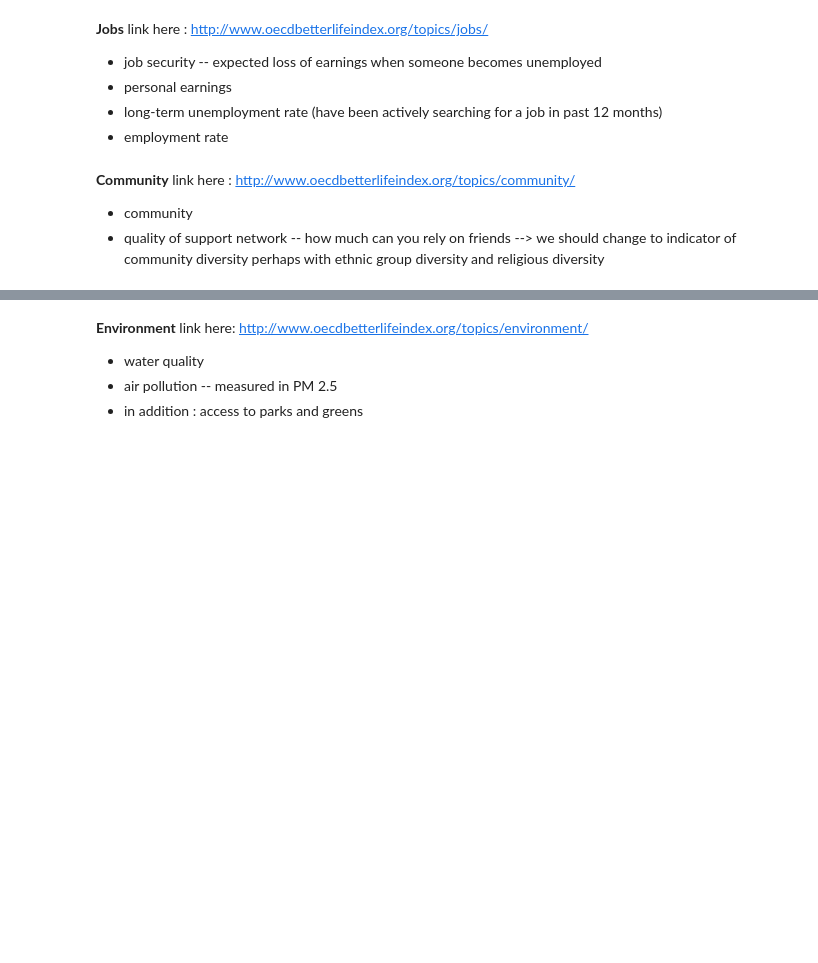
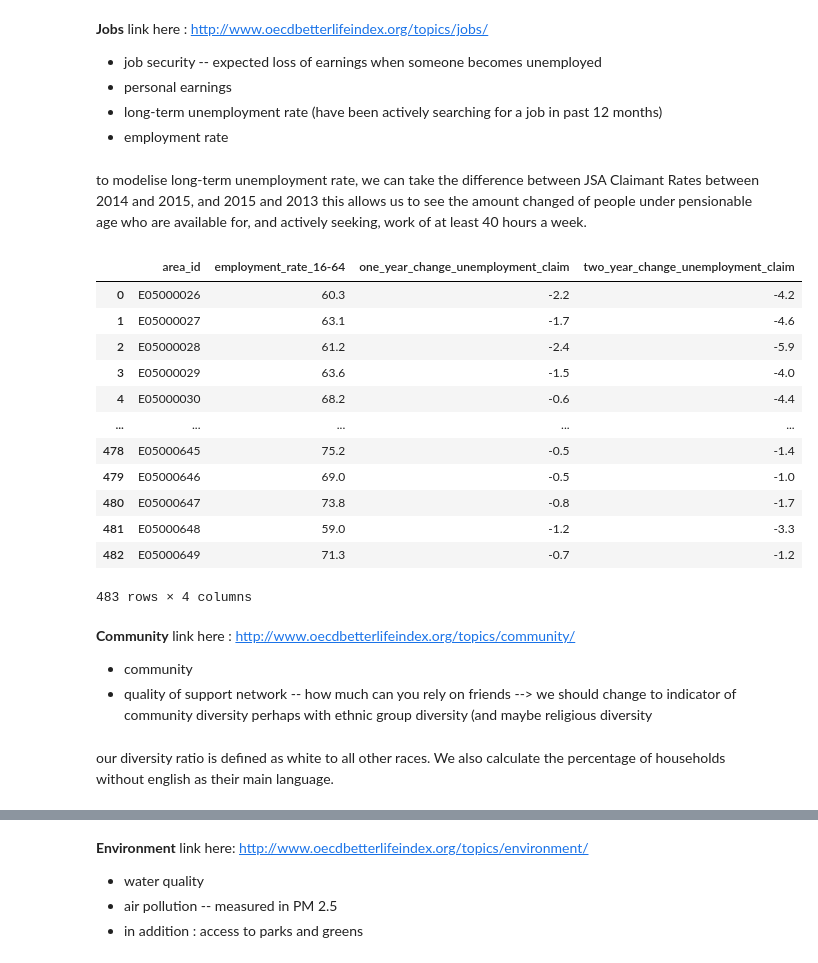
Before and after one commit to epfl-ada/ada-2020-project-milestone-p3-p3_datasurferz, a Jupyter notebook: p4.ipynb, the cells around one changed output, grey strips where cells are left out. Cells and saved outputs as stored; diff of their text form; code cells hidden in the pictures; blank space fills up the shorter version.

```diff
--- a/p4.ipynb
+++ b/p4.ipynb
@@ -150,5 +171,38 @@ link here : http://www.oecdbetterlifeindex.org/topics/jobs/
+# %%
+#code here
+column_names = ['area_id', "Employment rate (16-64) 2011", "JSA Claimant Rate 2013", "JSA Claimant Rate 2014",
+               "JSA Claimant Rate 2015"]
+jobs = pd.DataFrame(data=master_data["property"],columns=column_names)
+
+jobs = jobs.merge(ward_tesco, on='area_id', how='inner')
+jobs = jobs[column_names]
+jobs.rename(columns= {"Employment rate (16-64) 2011":"employment_rate_16-64"}, inplace=True)
+# %% [markdown]
+to modelise long-term unemployment rate, we can take the difference between JSA Claimant Rates between 2014 and 2015, and 2015 and 2013 this allows us to see the amount changed of people under pensionable age who are available for, and actively seeking, work of at least 40 hours a week.
+# %%
+jobs = jobs.assign(one_year_change_unemployment_claim = jobs[column_names[4]]-jobs[column_names[3]])
+jobs = jobs.assign(two_year_change_unemployment_claim = jobs[column_names[4]]-jobs[column_names[2]])
+# %%
+#keep only the needed columns :
+jobs.drop(labels=[column_names[2],column_names[3], column_names[4]],axis=1, inplace=True)
+# %%
+jobs
+# %% [output]
+|  | area_id | employment_rate_16-64 | one_year_change_unemployment_claim | two_year_change_unemployment_claim |
+| 0 | E05000026 | 60.3 | -2.2 | -4.2 |
+| 1 | E05000027 | 63.1 | -1.7 | -4.6 |
+| 2 | E05000028 | 61.2 | -2.4 | -5.9 |
+| 3 | E05000029 | 63.6 | -1.5 | -4.0 |
+| 4 | E05000030 | 68.2 | -0.6 | -4.4 |
+| ... | ... | ... | ... | ... |
+| 478 | E05000645 | 75.2 | -0.5 | -1.4 |
+| 479 | E05000646 | 69.0 | -0.5 | -1.0 |
+| 480 | E05000647 | 73.8 | -0.8 | -1.7 |
+| 481 | E05000648 | 59.0 | -1.2 | -3.3 |
+| 482 | E05000649 | 71.3 | -0.7 | -1.2 |
+483 rows × 4 columns
 # %% [markdown]
 **Community**
 link here : http://www.oecdbetterlifeindex.org/topics/community/
 * community
-* quality of support network -- how much can you rely on friends --> we should change to indicator of community diversity perhaps with ethnic group diversity and religious diversity
+* quality of support network -- how much can you rely on friends --> we should change to indicator of community diversity perhaps with ethnic group diversity (and maybe religious diversity
@@ -156,0 +221,2 @@ link here : http://www.oecdbetterlifeindex.org/topics/community/
+# %% [markdown]
+our diversity ratio is defined as white to all other races. We also calculate the percentage of households without english as their main language.
```
Also changed, not shown: parts of 27 cells of this notebook.
